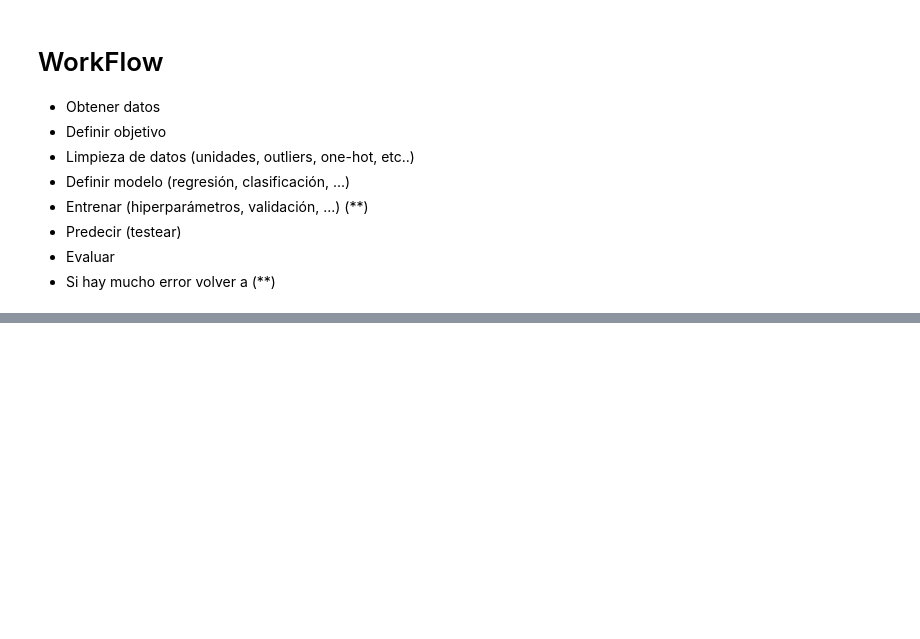
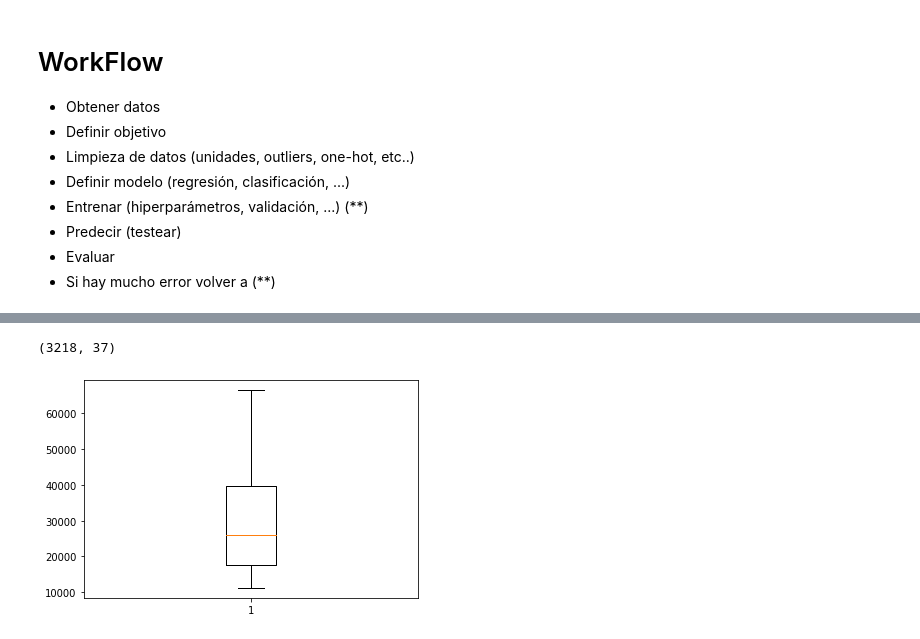
Before and after one commit to CarlosThomasPz/clases_data_082020, a Jupyter notebook: w6_d1_Intro_ML.ipynb, the cells around one changed output, grey strips where cells are left out. Saved outputs shown, nothing was run; the diff lists cells and outputs as text; code cells hidden in the pictures; blank space fills up the shorter version.

```diff
--- a/w6_d1_Intro_ML.ipynb
+++ b/w6_d1_Intro_ML.ipynb
@@ -38,0 +97,2 @@ census
+# %%
+census.dropna(axis = 0, inplace = True)
@@ -38,0 +119,14 @@ census
+# %%
+census.shape
+# %% [output]
+(3218, 37)
+# %%
+q1 = census['TotalPop'].quantile(0.25)
+q3 = census['TotalPop'].quantile(0.75)
+# %%
+census_pop_clean = census[(census['TotalPop']> q1) & (census['TotalPop'] < q3)]
+# %%
+plt.boxplot(census_pop_clean['TotalPop'])
+plt.show();
+# %% [output]
+[figure, added]
```
Also changed, not shown: parts of 44 cells of this notebook.
